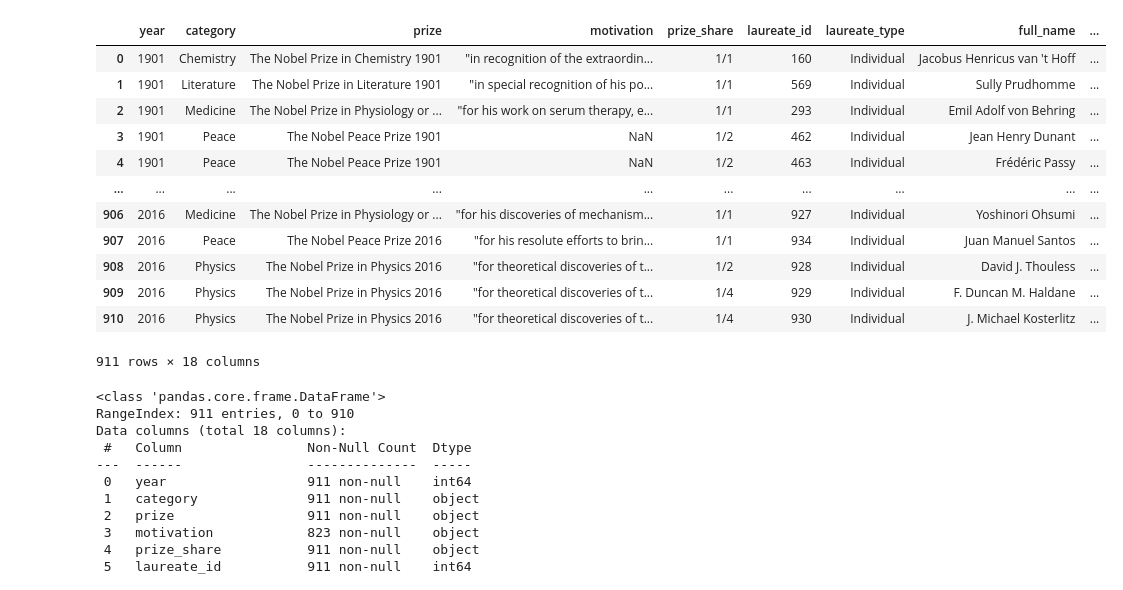
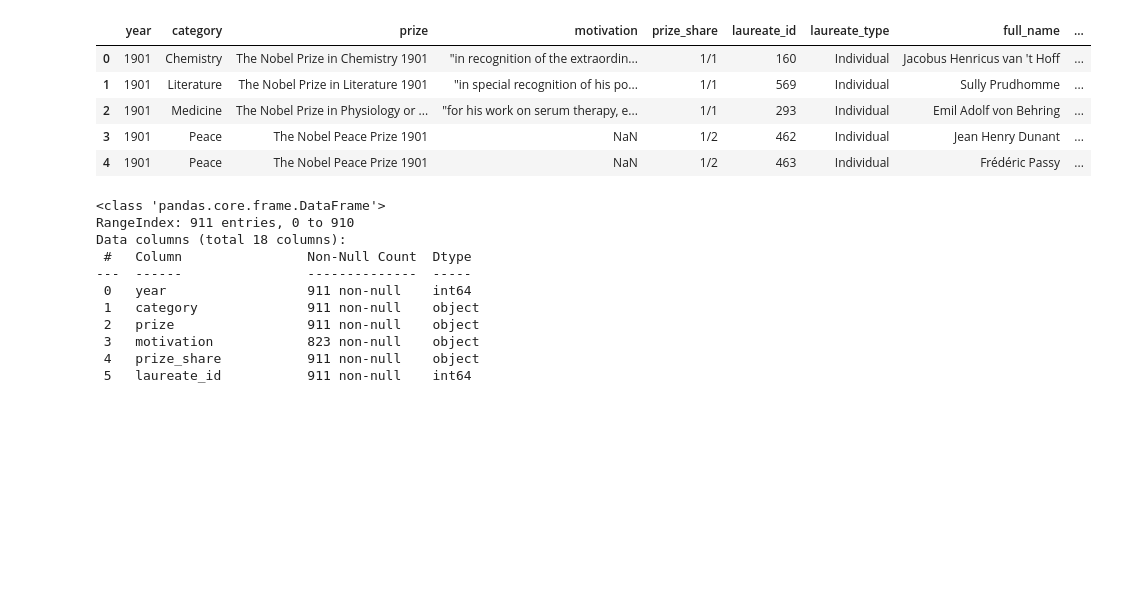
Before and after one commit to AI-0o0/Data-science-projects, a Jupyter notebook: Nobel Prize Analysis/Nobel Prize Analysis.ipynb, the cells around one changed output. Saved outputs shown, nothing was run; the diff lists cells and outputs as text; code cells hidden in the pictures; blank space fills up the shorter version.

```diff
--- a/Nobel Prize Analysis/Nobel Prize Analysis.ipynb
+++ b/Nobel Prize Analysis/Nobel Prize Analysis.ipynb
@@ -3,20 +7,13 @@ import pandas as pd
 # %%
 nobel = pd.read_csv('nobel.csv')
-nobel
+nobel.head()
 # %% [output]
 |  | year | category | prize | motivation | prize_share | laureate_id | laureate_type | full_name | ... |
 | 0 | 1901 | Chemistry | The Nobel Prize in Chemistry 1901 | "in recognition of the extraordin... | 1/1 | 160 | Individual | Jacobus Henricus van 't Hoff | ... |
 | 1 | 1901 | Literature | The Nobel Prize in Literature 1901 | "in special recognition of his po... | 1/1 | 569 | Individual | Sully Prudhomme | ... |
 | 2 | 1901 | Medicine | The Nobel Prize in Physiology or ... | "for his work on serum therapy, e... | 1/1 | 293 | Individual | Emil Adolf von Behring | ... |
 | 3 | 1901 | Peace | The Nobel Peace Prize 1901 | NaN | 1/2 | 462 | Individual | Jean Henry Dunant | ... |
 | 4 | 1901 | Peace | The Nobel Peace Prize 1901 | NaN | 1/2 | 463 | Individual | Frédéric Passy | ... |
-| ... | ... | ... | ... | ... | ... | ... | ... | ... | ... |
-| 906 | 2016 | Medicine | The Nobel Prize in Physiology or ... | "for his discoveries of mechanism... | 1/1 | 927 | Individual | Yoshinori Ohsumi | ... |
-| 907 | 2016 | Peace | The Nobel Peace Prize 2016 | "for his resolute efforts to brin... | 1/1 | 934 | Individual | Juan Manuel Santos | ... |
-| 908 | 2016 | Physics | The Nobel Prize in Physics 2016 | "for theoretical discoveries of t... | 1/2 | 928 | Individual | David J. Thouless | ... |
-| 909 | 2016 | Physics | The Nobel Prize in Physics 2016 | "for theoretical discoveries of t... | 1/4 | 929 | Individual | F. Duncan M. Haldane | ... |
-| 910 | 2016 | Physics | The Nobel Prize in Physics 2016 | "for theoretical discoveries of t... | 1/4 | 930 | Individual | J. Michael Kosterlitz | ... |
-911 rows × 18 columns
 # %%
 nobel.info()
 # %% [output]
```
Also changed, not shown: parts of 6 cells of this notebook, 5 other files.
